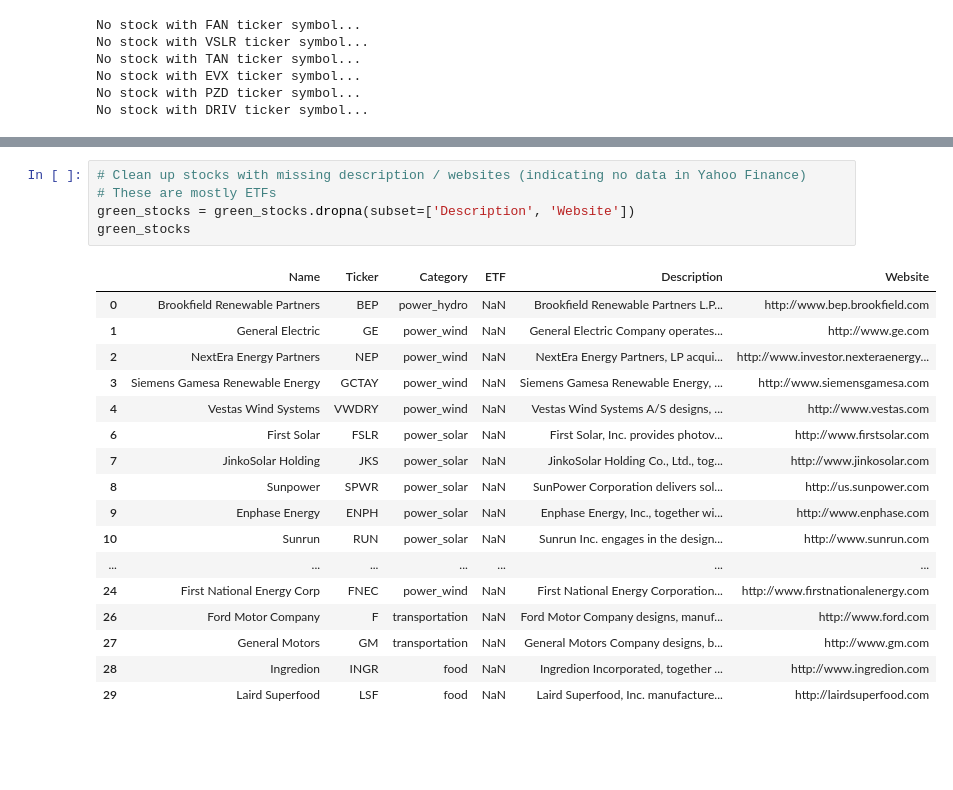
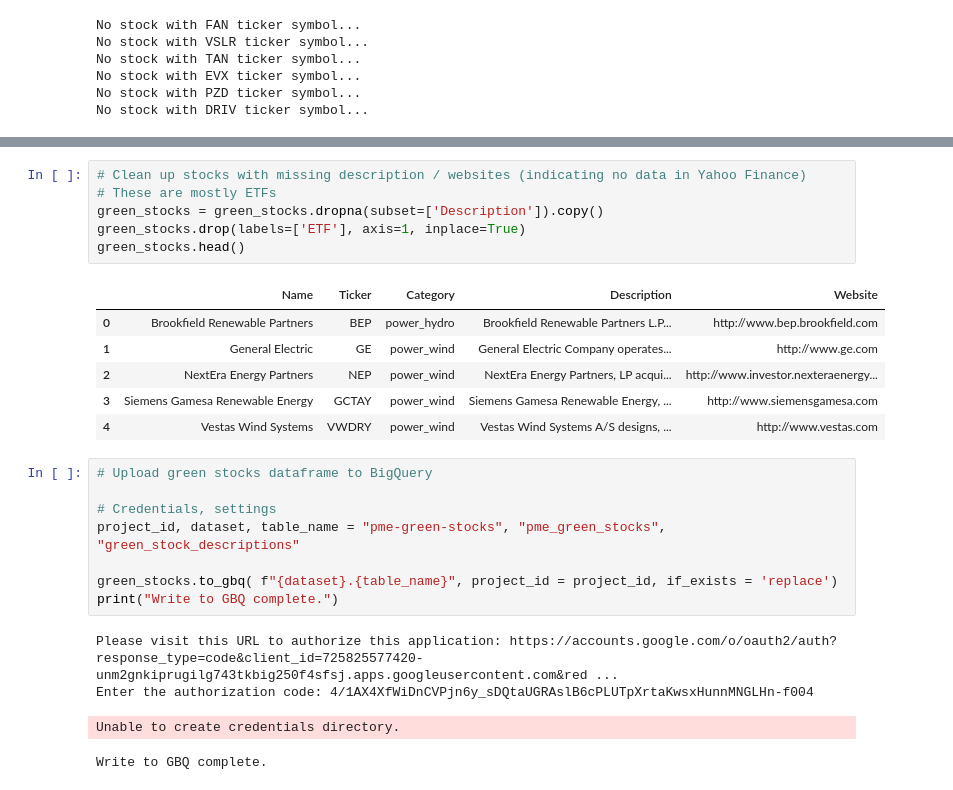
Before and after one commit to skonkiel/pme-green-stocks, a Jupyter notebook: Clean and load data.ipynb, the cells around one changed output, grey strips where cells are left out. Cells and saved outputs as stored; diff of their text form; blank space fills up the shorter version.

```diff
--- a/Clean and load data.ipynb
+++ b/Clean and load data.ipynb
@@ -90,23 +112,26 @@ No stock with DRIV ticker symbol...
 # %%
 # Clean up stocks with missing description / websites (indicating no data in Yahoo Finance)
 # These are mostly ETFs
-green_stocks = green_stocks.dropna(subset=['Description', 'Website'])
-green_stocks
+green_stocks = green_stocks.dropna(subset=['Description']).copy()
+green_stocks.drop(labels=['ETF'], axis=1, inplace=True)
+green_stocks.head()
 # %% [output]
-|  | Name | Ticker | Category | ETF | Description | Website |
-| 0 | Brookfield Renewable Partners | BEP | power_hydro | NaN | Brookfield Renewable Partners L.P... | http://www.bep.brookfield.com |
-| 1 | General Electric | GE | power_wind | NaN | General Electric Company operates... | http://www.ge.com |
-| 2 | NextEra Energy Partners | NEP | power_wind | NaN | NextEra Energy Partners, LP acqui... | http://www.investor.nexteraenergy... |
-| 3 | Siemens Gamesa Renewable Energy | GCTAY | power_wind | NaN | Siemens Gamesa Renewable Energy, ... | http://www.siemensgamesa.com |
-| 4 | Vestas Wind Systems | VWDRY | power_wind | NaN | Vestas Wind Systems A/S designs, ... | http://www.vestas.com |
-| 6 | First Solar | FSLR | power_solar | NaN | First Solar, Inc. provides photov... | http://www.firstsolar.com |
-| 7 | JinkoSolar Holding | JKS | power_solar | NaN | JinkoSolar Holding Co., Ltd., tog... | http://www.jinkosolar.com |
-| 8 | Sunpower | SPWR | power_solar | NaN | SunPower Corporation delivers sol... | http://us.sunpower.com |
-| 9 | Enphase Energy | ENPH | power_solar | NaN | Enphase Energy, Inc., together wi... | http://www.enphase.com |
-| 10 | Sunrun | RUN | power_solar | NaN | Sunrun Inc. engages in the design... | http://www.sunrun.com |
-| ... | ... | ... | ... | ... | ... | ... |
-| 24 | First National Energy Corp | FNEC | power_wind | NaN | First National Energy Corporation... | http://www.firstnationalenergy.com |
-| 26 | Ford Motor Company | F | transportation | NaN | Ford Motor Company designs, manuf... | http://www.ford.com |
-| 27 | General Motors | GM | transportation | NaN | General Motors Company designs, b... | http://www.gm.com |
-| 28 | Ingredion | INGR | food | NaN | Ingredion Incorporated, together ... | http://www.ingredion.com |
-| 29 | Laird Superfood | LSF | food | NaN | Laird Superfood, Inc. manufacture... | http://lairdsuperfood.com |
+|  | Name | Ticker | Category | Description | Website |
+| 0 | Brookfield Renewable Partners | BEP | power_hydro | Brookfield Renewable Partners L.P... | http://www.bep.brookfield.com |
+| 1 | General Electric | GE | power_wind | General Electric Company operates... | http://www.ge.com |
+| 2 | NextEra Energy Partners | NEP | power_wind | NextEra Energy Partners, LP acqui... | http://www.investor.nexteraenergy... |
+| 3 | Siemens Gamesa Renewable Energy | GCTAY | power_wind | Siemens Gamesa Renewable Energy, ... | http://www.siemensgamesa.com |
+| 4 | Vestas Wind Systems | VWDRY | power_wind | Vestas Wind Systems A/S designs, ... | http://www.vestas.com |
+# %%
+# Upload green stocks dataframe to BigQuery
+
+# Credentials, settings
+project_id, dataset, table_name = "pme-green-stocks", "pme_green_stocks", "green_stock_descriptions"
+
+green_stocks.to_gbq( f"{dataset}.{table_name}", project_id = project_id, if_exists = 'replace')
+print("Write to GBQ complete.")
+# %% [output]
+Please visit this URL to authorize this application: https://accounts.google.com/o/oauth2/auth?response_type=code&client_id=725825577420-unm2gnkiprugilg743tkbig250f4sfsj.apps.googleusercontent.com&red ...
+Enter the authorization code: 4/1AX4XfWiDnCVPjn6y_sDQtaUGRAslB6cPLUTpXrtaKwsxHunnMNGLHn-f004
+Unable to create credentials directory.
+Write to GBQ complete.
```
Also changed, not shown: parts of 9 cells of this notebook.
